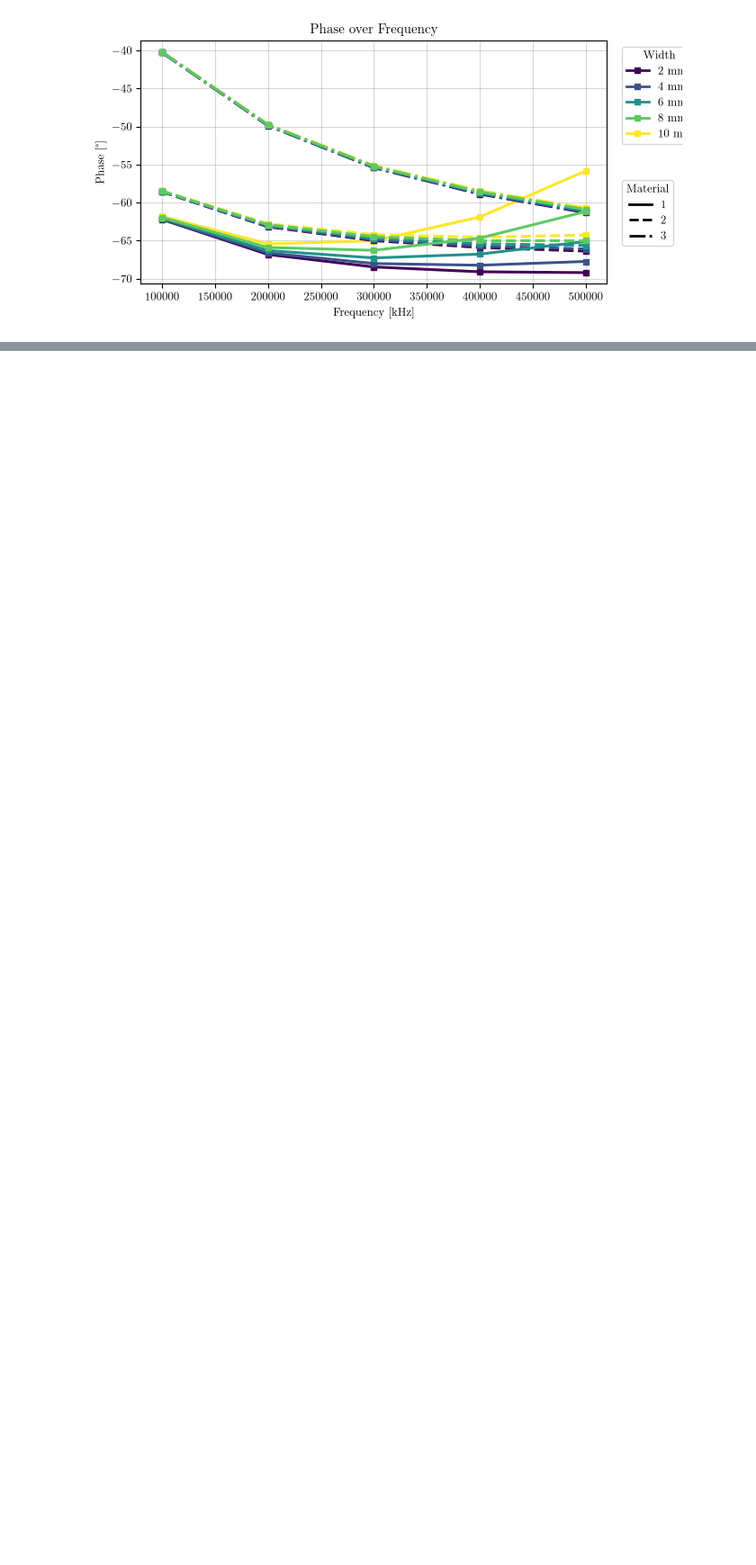
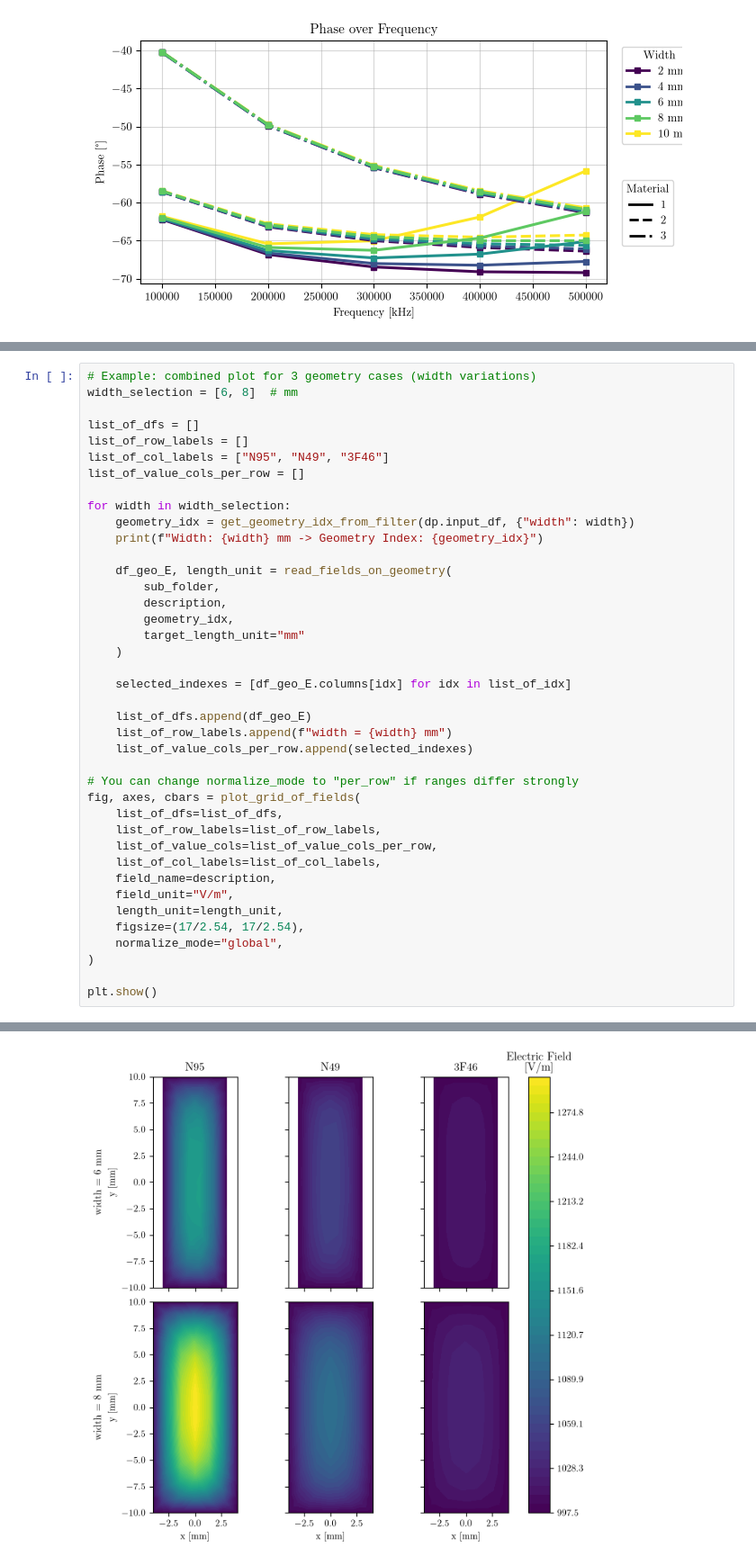
Before and after one commit to upb-lea/MPhSweepKit, a Jupyter notebook: examples/studies/ferrite_plate_capacitor/3_plots.ipynb, the cells around one changed output, grey strips where cells are left out. Shown at 90% size. Drawn from its saved outputs; the diff is of its cells as text; blank space fills up the shorter version.

Commit message:
add plotting functions for mixed geometric and non-geometric parameter studies

```diff
--- a/examples/studies/ferrite_plate_capacitor/3_plots.ipynb
+++ b/examples/studies/ferrite_plate_capacitor/3_plots.ipynb
@@ -172,0 +209,41 @@ plt.show()
+# %%
+# Example: combined plot for 3 geometry cases (width variations)
+width_selection = [6, 8]  # mm
+
+list_of_dfs = []
+list_of_row_labels = []
+list_of_col_labels = ["N95", "N49", "3F46"]
+list_of_value_cols_per_row = []
+
+for width in width_selection:
+    geometry_idx = get_geometry_idx_from_filter(dp.input_df, {"width": width})
+    print(f"Width: {width} mm -> Geometry Index: {geometry_idx}")
+
+    df_geo_E, length_unit = read_fields_on_geometry(
+        sub_folder,
+        description,
+        geometry_idx,
+        target_length_unit="mm"
+    )
+
+    selected_indexes = [df_geo_E.columns[idx] for idx in list_of_idx]
+
+    list_of_dfs.append(df_geo_E)
+    list_of_row_labels.append(f"width = {width} mm")
+    list_of_value_cols_per_row.append(selected_indexes)
+
+# You can change normalize_mode to "per_row" if ranges differ strongly
+fig, axes, cbars = plot_grid_of_fields(
+    list_of_dfs=list_of_dfs,
+    list_of_row_labels=list_of_row_labels,
+    list_of_value_cols=list_of_value_cols_per_row,
+    list_of_col_labels=list_of_col_labels,
+    field_name=description,
+    field_unit="V/m",
+    length_unit=length_unit,
+    figsize=(17/2.54, 17/2.54),
+    normalize_mode="global",
+)
+
+plt.show()
+# %% [output]
@@ -172,0 +252 @@ plt.show()
+[figure, added]
```
Also changed, not shown: parts of 8 cells of this notebook, 2 other files.
